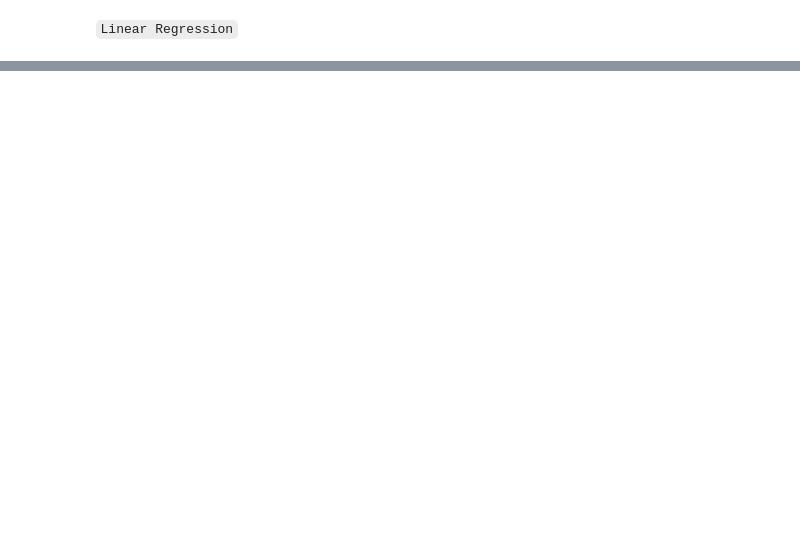
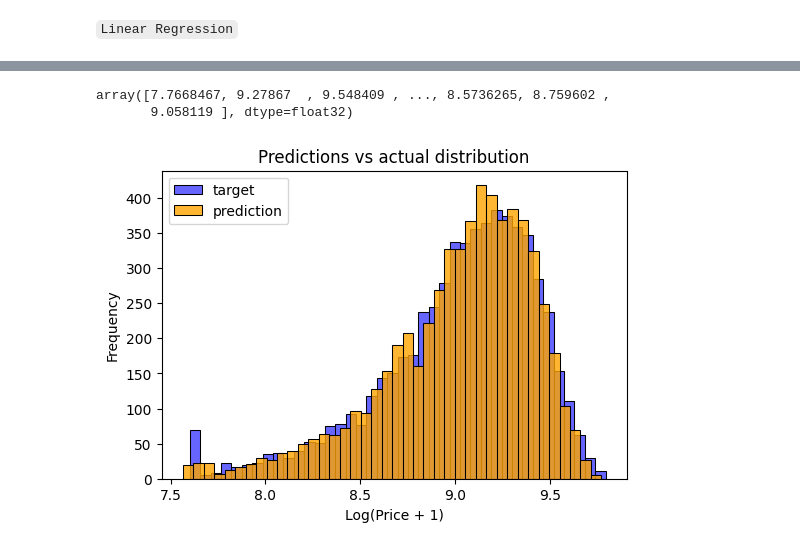
Before and after one commit to musondaAlexander/zoom-camp-machine-learning, a Jupyter notebook: week_two/car_training_data.ipynb, the cells around one changed output, grey strips where cells are left out. Saved outputs shown, nothing was run; the diff lists cells and outputs as text; code cells hidden in the pictures; blank space fills up the shorter version.

```diff
--- a/week_two/car_training_data.ipynb
+++ b/week_two/car_training_data.ipynb
@@ -266,0 +328,29 @@ w_new
+# %%
+#make the predictions  using Xgboost
+
+import xgboost as xgb
+# Train XGBoost model
+xgb_model = xgb.XGBRegressor(objective='reg:squarederror', n_estimators=100)
+xgb_model.fit(x,y_train)
+
+prediction = xgb_model.predict(x[0:])
+# %%
+prediction
+# %% [output]
+array([7.7668467, 9.27867  , 9.548409 , ..., 8.5736265, 8.759602 ,
+       9.058119 ], dtype=float32)
+# %%
+plt.figure(figsize=(6, 4))
+
+sns.histplot(y_train, label='target', color='blue', alpha=0.6, bins=40)
+sns.histplot(prediction, label='prediction', color='orange', alpha=0.8, bins=40)
+
+plt.legend()
+
+plt.ylabel('Frequency')
+plt.xlabel('Log(Price + 1)')
+plt.title('Predictions vs actual distribution')
+
+plt.show()
+# %% [output]
+[figure, added]
```
Also changed, not shown: parts of 11 cells of this notebook, 1 other file.
